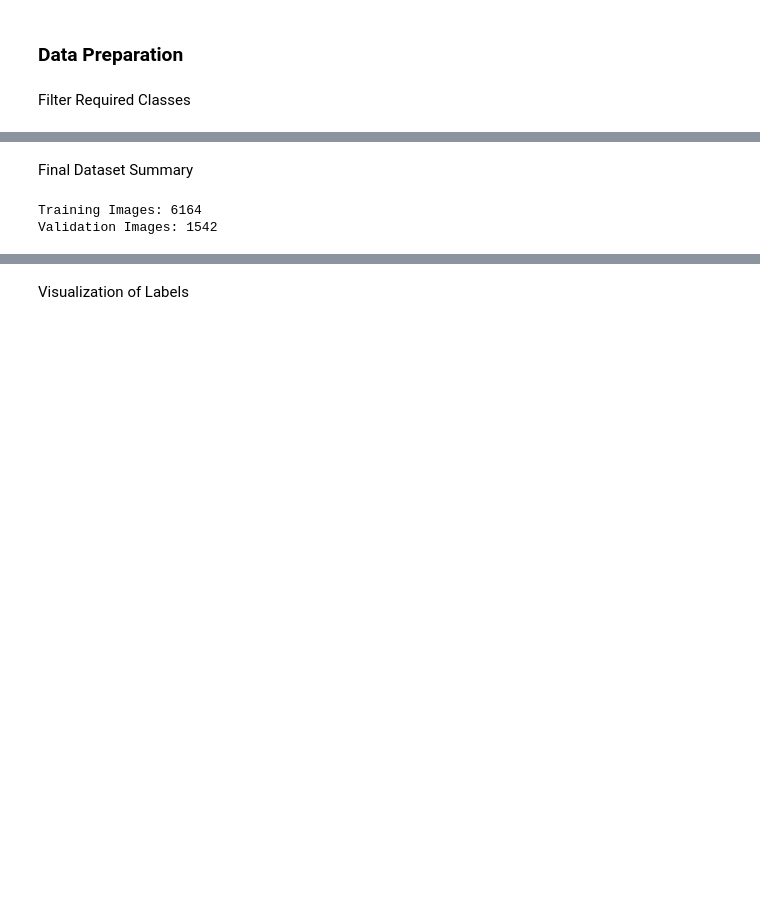
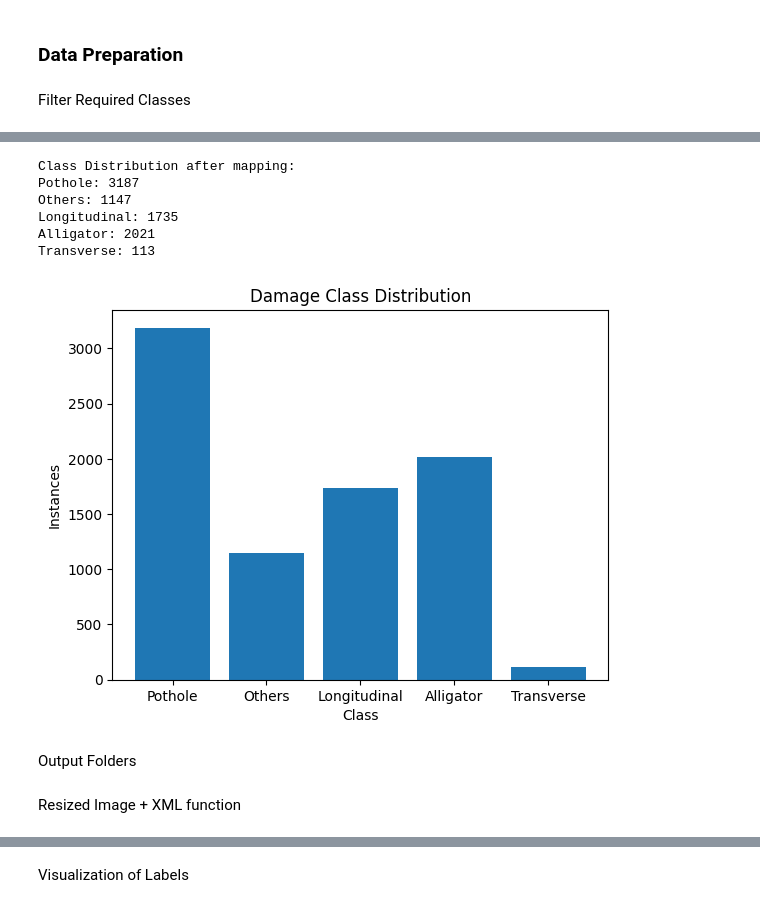
Before and after one commit to yashkc2025/Group-7-DS-and-AI-Lab-Project, a Jupyter notebook: milestones/milestone_2/preprocessing.ipynb, the cells around one changed output, grey strips where cells are left out. Drawn from its saved outputs; the diff is of its cells as text; code cells hidden in the pictures; blank space fills up the shorter version.

```diff
--- a/milestones/milestone_2/preprocessing.ipynb
+++ b/milestones/milestone_2/preprocessing.ipynb
@@ -330,18 +221,38 @@ for img in train_images:
-# %%
-for img in val_images:
-
-    shutil.copy(os.path.join(RESIZED_DIR,img),
-                "dataset/images/val/"+img)
-
-    label = img.replace(".jpg",".txt")
-
-    shutil.copy(os.path.join(YOLO_LABEL_DIR,label),
-                "dataset/labels/val/"+label)
-# %% [markdown]
-Final Dataset Summary
-# %%
-print("Training Images:",len(os.listdir("dataset/images/train")))
-print("Validation Images:",len(os.listdir("dataset/images/val")))
-# %% [output]
-Training Images: 6164
-Validation Images: 1542
+# %%
+classes_counts={}
+
+for xml_file in tqdm(annotation_files):
+
+    boxes=parse_annotation(xml_file)
+
+    for b in boxes:
+
+        label=b[0]
+
+        mapping_class = CLASS_MAPPING.get(label, "Others")
+
+        if mapping_class in classes_counts:
+            classes_counts[mapping_class]+=1
+        else:
+                classes_counts[mapping_class]=1
+
+print("Class Distribution after mapping:")
+for label, count in classes_counts.items():
+    print(f"{label}: {count}")
+# %% [output]
+Class Distribution after mapping:
+Pothole: 3187
+Others: 1147
+Longitudinal: 1735
+Alligator: 2021
+Transverse: 113
+# %%
+plt.bar(classes_counts.keys(),classes_counts.values())
+
+plt.title("Damage Class Distribution")
+plt.xlabel("Class")
+plt.ylabel("Instances")
+
+plt.show()
+# %% [output]
+[figure, added]
@@ -347,0 +274,2 @@ Validation Images: 1542
+# %% [markdown]
+Output Folders
@@ -347,0 +287,2 @@ Validation Images: 1542
+# %% [markdown]
+Resized Image + XML function
```
Also changed, not shown: parts of 44 cells of this notebook, 9 other files.
